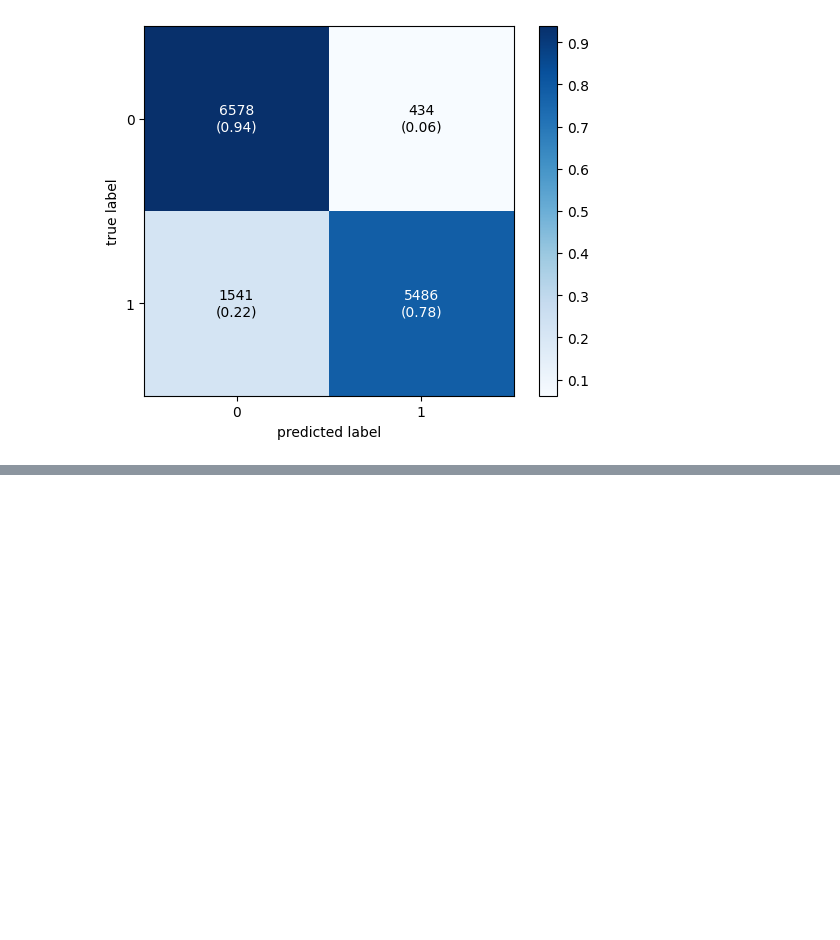
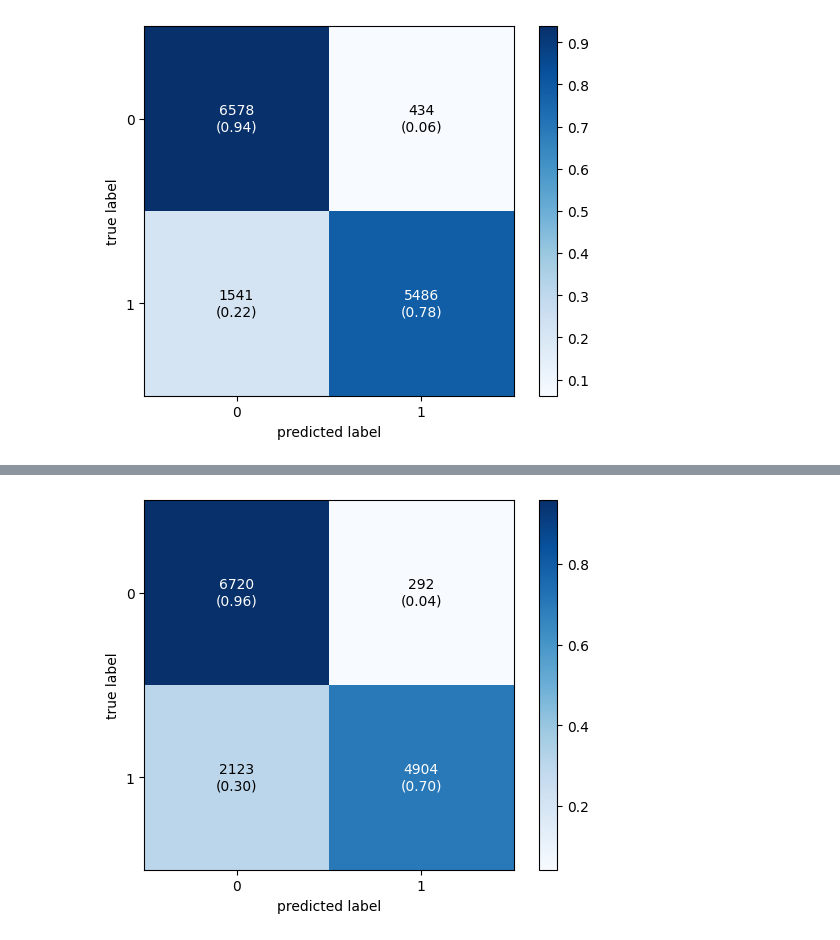
Before and after one commit to Tranduong03/diabetes-diagnosis-system, a Jupyter notebook: notebooks/SE/01_EDA.ipynb, the cells around one changed output, grey strips where cells are left out. Cells and saved outputs as stored; diff of their text form; code cells hidden in the pictures; blank space fills up the shorter version.

```diff
--- a/notebooks/SE/01_EDA.ipynb
+++ b/notebooks/SE/01_EDA.ipynb
@@ -889,0 +892,14 @@ plt.show()
+# %%
+from sklearn.svm import SVC
+
+# define the model
+clf = SVC(kernel='rbf', C=1.0)
+
+# train the model
+clf.fit(X_train, Y_train)
+
+y_pred=clf.predict(X_test)
+
+print('Training set score: {:.4f}'.format(clf.score(X_train, Y_train)))
+
+print('Test set score: {:.4f}'.format(clf.score(X_test, Y_test)))
@@ -889,0 +921,9 @@ plt.show()
+# %%
+# calculating and plotting the confusion matrix
+cm1 = confusion_matrix(Y_test,y_pred)
+plot_confusion_matrix(conf_mat=cm1,show_absolute=True,
+                                show_normed=True,
+                                colorbar=True)
+plt.show()
+# %% [output]
+[figure, added]
```
Also changed, not shown: parts of 3 cells of this notebook, 3 other files.
